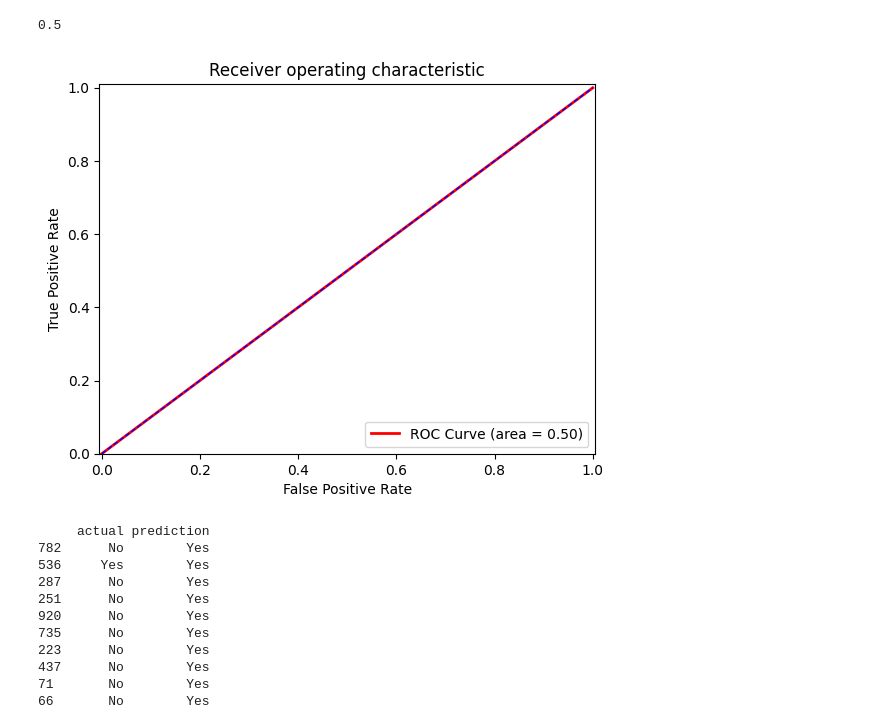
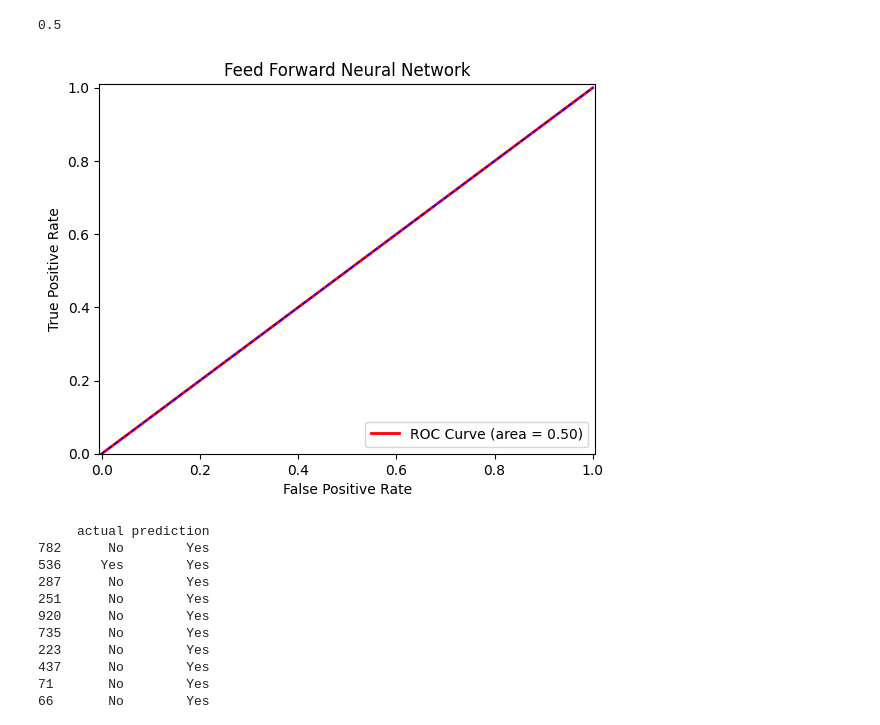
Before and after one commit to ggarci10/4961kaur, a Jupyter notebook: Saya.ipynb, the cells around one changed output. Drawn from its saved outputs; the diff is of its cells as text; code cells hidden in the pictures.

```diff
--- a/Saya.ipynb
+++ b/Saya.ipynb
@@ -259,28 +256,28 @@ print(AUC)
 # %%
 %matplotlib inline
 
 plt.figure()
 
 # Roc Curve:
 plt.plot(fpr, tpr, color='red', lw=2,
          label='ROC Curve (area = %0.2f)' % AUC)
 
 # Random Guess line:
 plt.plot([0, 1], [0, 1], color='blue', lw=1, linestyle='--')
 
 # Defining The Range of X-Axis and Y-Axis:
 plt.xlim([-0.005, 1.005])
 plt.ylim([0.0, 1.01])
 
 # Labels, Title, Legend:
 plt.xlabel('False Positive Rate')
 plt.ylabel('True Positive Rate')
-plt.title('Receiver operating characteristic')
+plt.title('Feed Forward Neural Network')
 plt.legend(loc="lower right")
 
 plt.show()
 # %% [output]
-[figure, old version]
+[figure, new version]
 # %%
 results = pd.DataFrame()
 
```
Also changed, not shown: parts of 5 cells of this notebook.
